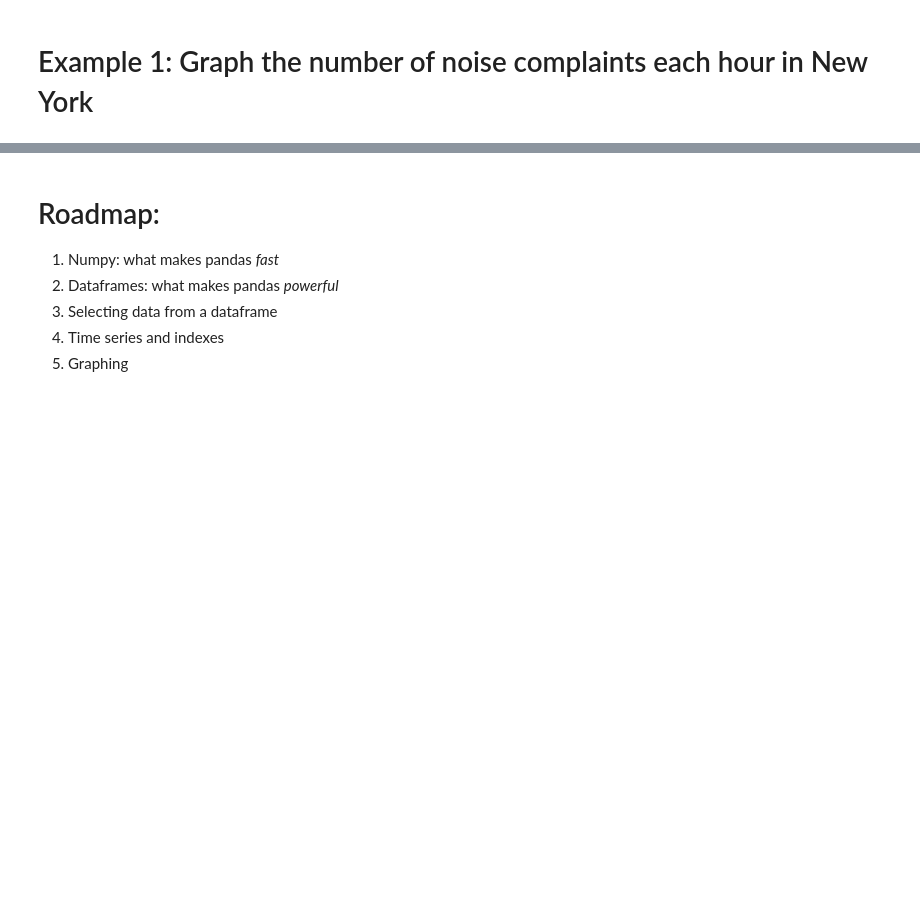
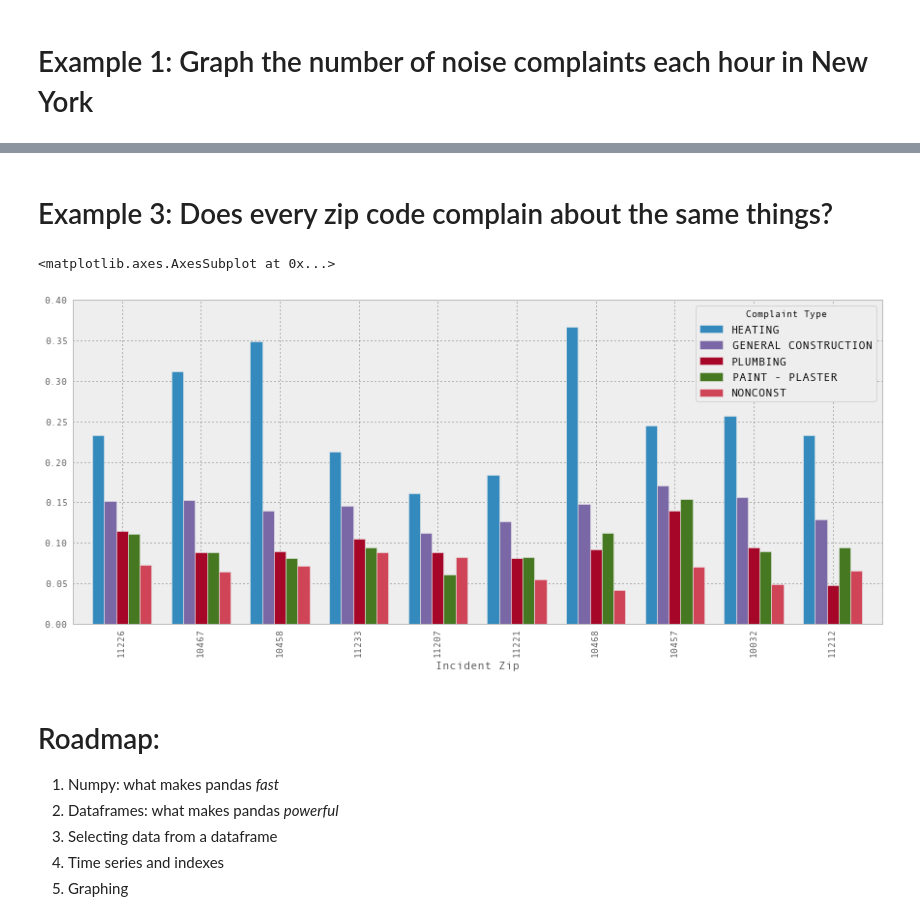
Before and after one commit to jvns/talks, a Jupyter notebook: pydatanyc2013/PyData NYC 2013 tutorial.ipynb, the cells around one changed output, grey strips where cells are left out. Cells and saved outputs as stored; diff of their text form; code cells hidden in the pictures; blank space fills up the shorter version.

```diff
--- a/pydatanyc2013/PyData NYC 2013 tutorial.ipynb
+++ b/pydatanyc2013/PyData NYC 2013 tutorial.ipynb
@@ -47,3 +54,14 @@ noise_complaints.set_index('Created Date').sort_index().resample('H', how=len).p
+# %% [markdown]
+# Example 3: Does every zip code complain about the same things?
+# %%
+popular_zip_codes = orig_data['Incident Zip'].value_counts()[:10].index
+zipcode_incident_table = orig_data.groupby(['Incident Zip', 'Complaint Type'])['Descriptor'].aggregate(len).unstack()
+top_5_complaints = zipcode_incident_table.transpose()[popular_zip_codes]
+normalized_complaints = top_5_complaints / top_5_complaints.sum()
+normalized_complaints.dropna(how='any').sort('11226', ascending=False)[:5].transpose().plot(kind='bar')
+# %% [output]
+<matplotlib.axes.AxesSubplot at 0x...>
+[figure, added]
 # %% [markdown]
 # Roadmap:
 
```
Also changed, not shown: parts of 31 cells of this notebook.
